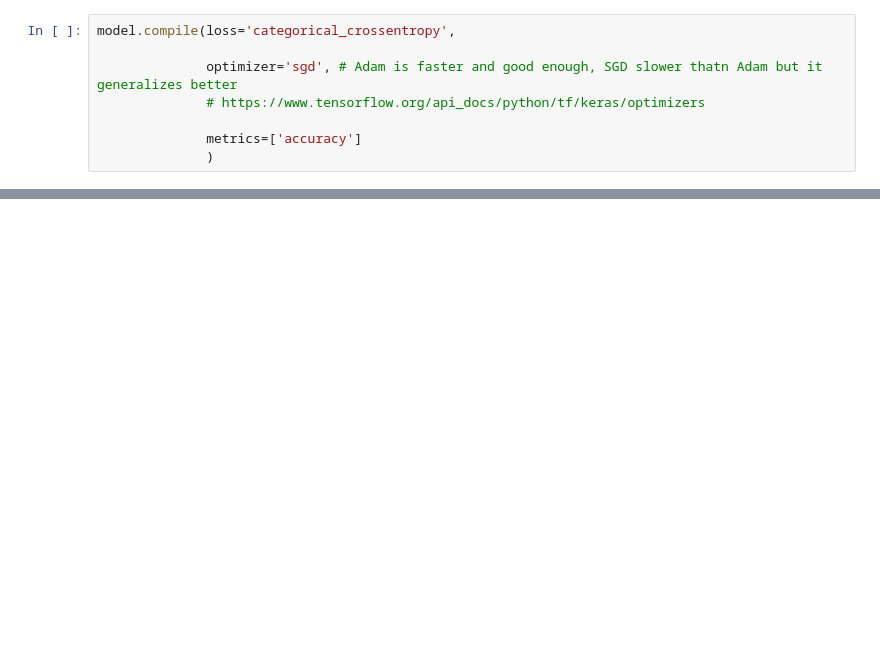
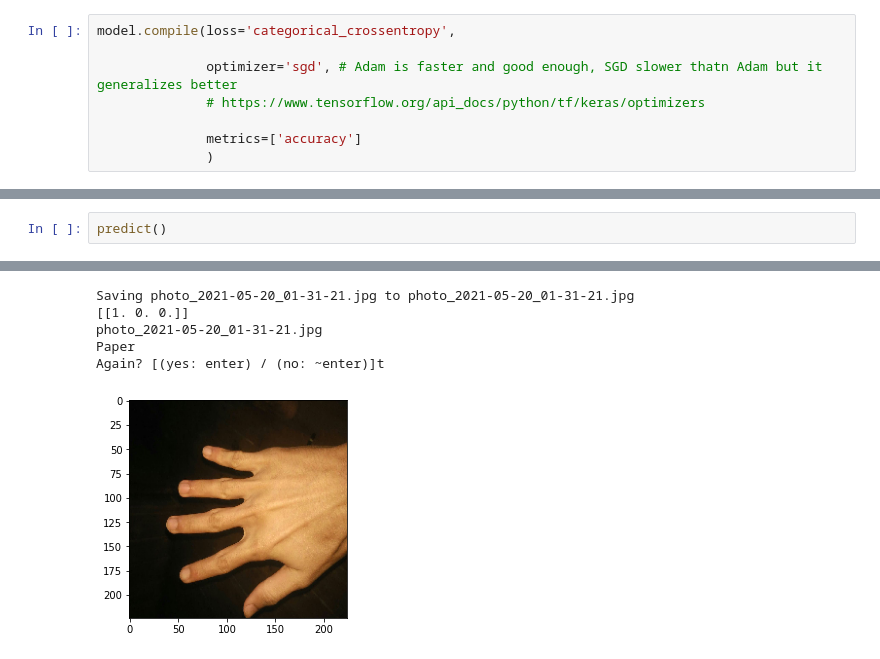
Before and after one commit to alvinrach/23-Computer-Vision-Rock-Paper-Scissor, a Jupyter notebook: 23_Computer_Vision_Rock_Paper_Scissor.ipynb, the cells around one changed output, grey strips where cells are left out. Cells and saved outputs as stored; diff of their text form; blank space fills up the shorter version.

```diff
--- a/23_Computer_Vision_Rock_Paper_Scissor.ipynb
+++ b/23_Computer_Vision_Rock_Paper_Scissor.ipynb
@@ -223,0 +291,3 @@ Again? [(yes: enter) / (no: ~enter)]l
+# %%
+predict()
+# %% [output]
@@ -223,0 +295,6 @@ Again? [(yes: enter) / (no: ~enter)]l
+Saving photo_2021-05-20_01-31-21.jpg to photo_2021-05-20_01-31-21.jpg
+[[1. 0. 0.]]
+photo_2021-05-20_01-31-21.jpg
+Paper
+Again? [(yes: enter) / (no: ~enter)]t
+[figure, added]
```
Also changed, not shown: parts of 18 cells of this notebook.
